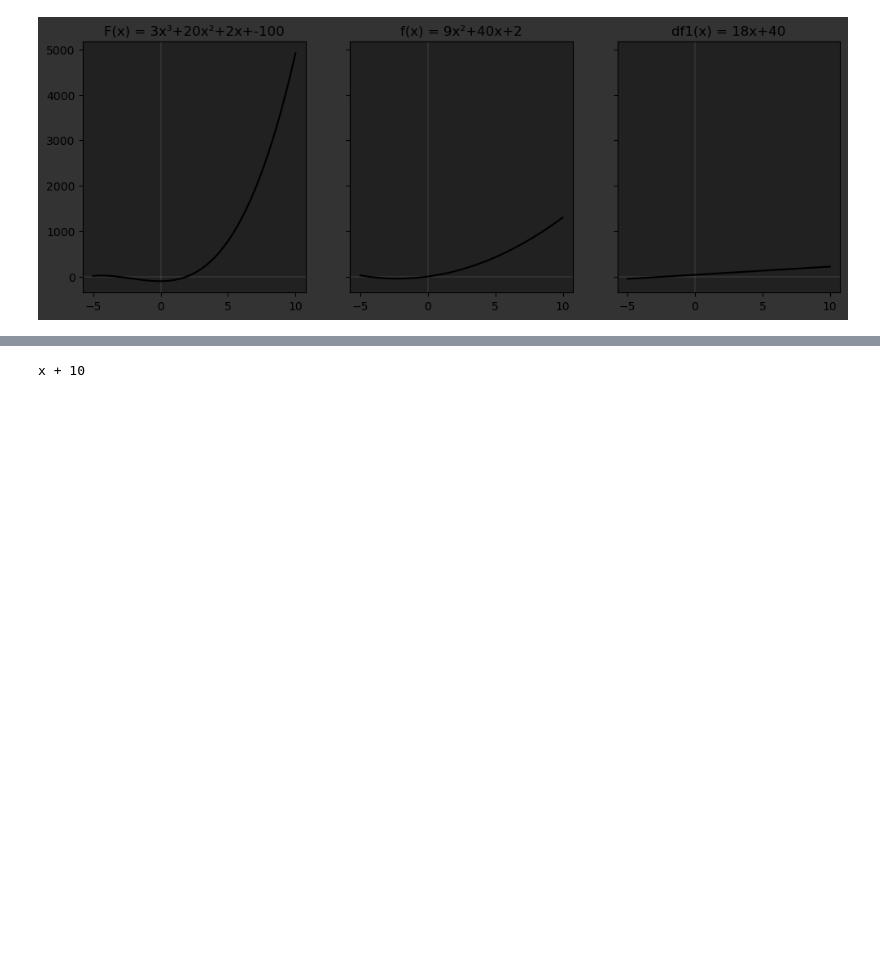
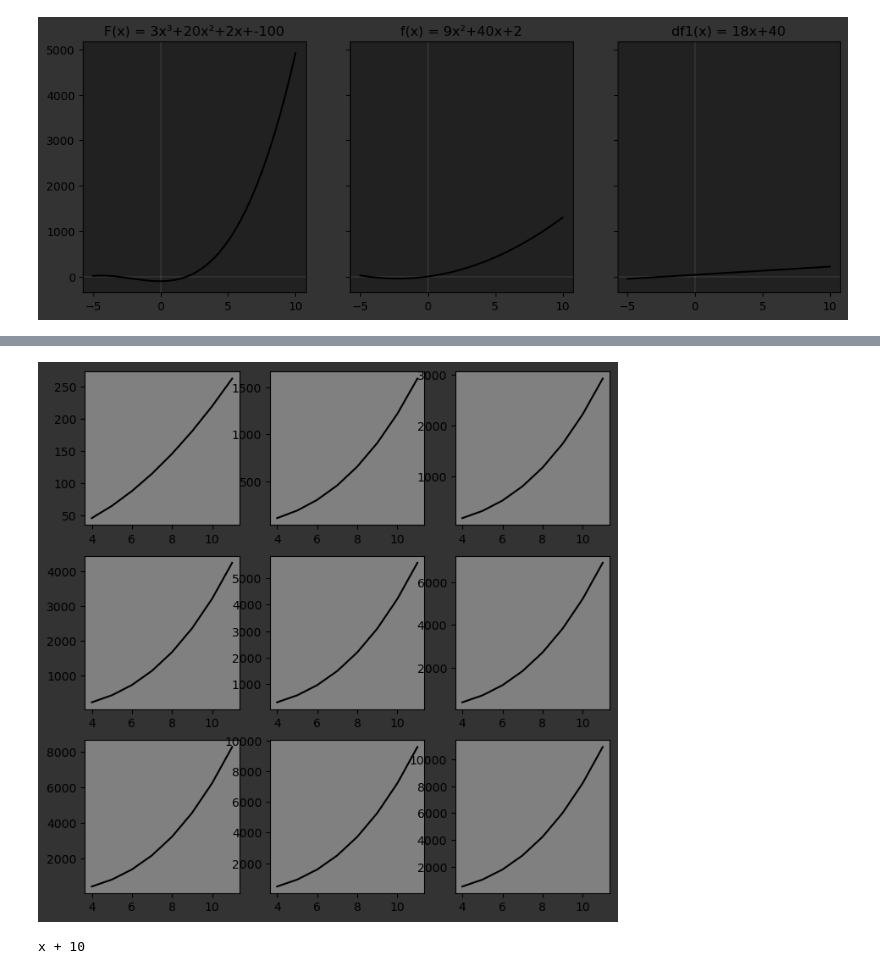
Before and after one commit to agentzero001/jupyter, a Jupyter notebook: Mathematics/Calculus/Untitled.ipynb, the cells around one changed output, grey strips where cells are left out. Drawn from its saved outputs; the diff is of its cells as text; code cells hidden in the pictures; blank space fills up the shorter version.

Commit message:
interval

```diff
--- a/Mathematics/Calculus/Untitled.ipynb
+++ b/Mathematics/Calculus/Untitled.ipynb
@@ -84,6 +84,9 @@ class Calculus:
         self.func = sp.lambdify(self.x, self.sym_func, 'numpy')
         self.dfunc = sp.lambdify(self.x, self.sym_dfunc, 'numpy')
         self.ifunc = sp.lambdify(self.x, self.sym_ifunc, 'numpy')
+
+    def __repr__(self):
+        return '{}'.format(self.sym_func)
 
     def show_func(self):
         return self.sym_func
@@ -139,0 +139,18 @@ def create_poly(L):
+# %%
+def more_plot(L, shape, c='gray', s=(8,8), sh=False):
+    fig, axs = plt.subplots(shape[0], shape[1], facecolor='0.2',figsize=s, sharey=sh)
+    for idx, val in enumerate(L):
+        i = idx // shape[1]
+        j = idx % shape[1]
+        axs[i,j].set_facecolor('grey')
+        axs[i,j].plot(*L[idx], color='black')
+    plt.show()
+
+def create_poly(L):
+    instance = Calculus(L)
+    return instance
+
+def interval2(f, a, b):
+    return (list(range(a, b)), [f(i) for i in range(a,b)])
+
+interval = lambda f, a, b: (list(range(a, b)), [f(i) for i in range(a, b)])
@@ -139,0 +163,3 @@ def create_poly(L):
+# %%
+my_poly2 = [create_poly([10,1,2,i]) for i in range(9)]
+my_poly2
@@ -139,0 +176,3 @@ def create_poly(L):
+# %%
+intervals = [interval(i.calcx,4,12) for i in my_poly2]
+intervals
@@ -140,3 +190,7 @@ def create_poly(L):
+# %%
+more_plot(intervals, shape=(3,3))
+# %% [output]
+[figure, added]
 # %%
 My_poly = [create_poly([10,1,i]) for i in range(5)]
 for i in range(5):
```
Also changed, not shown: parts of 5 cells of this notebook.
